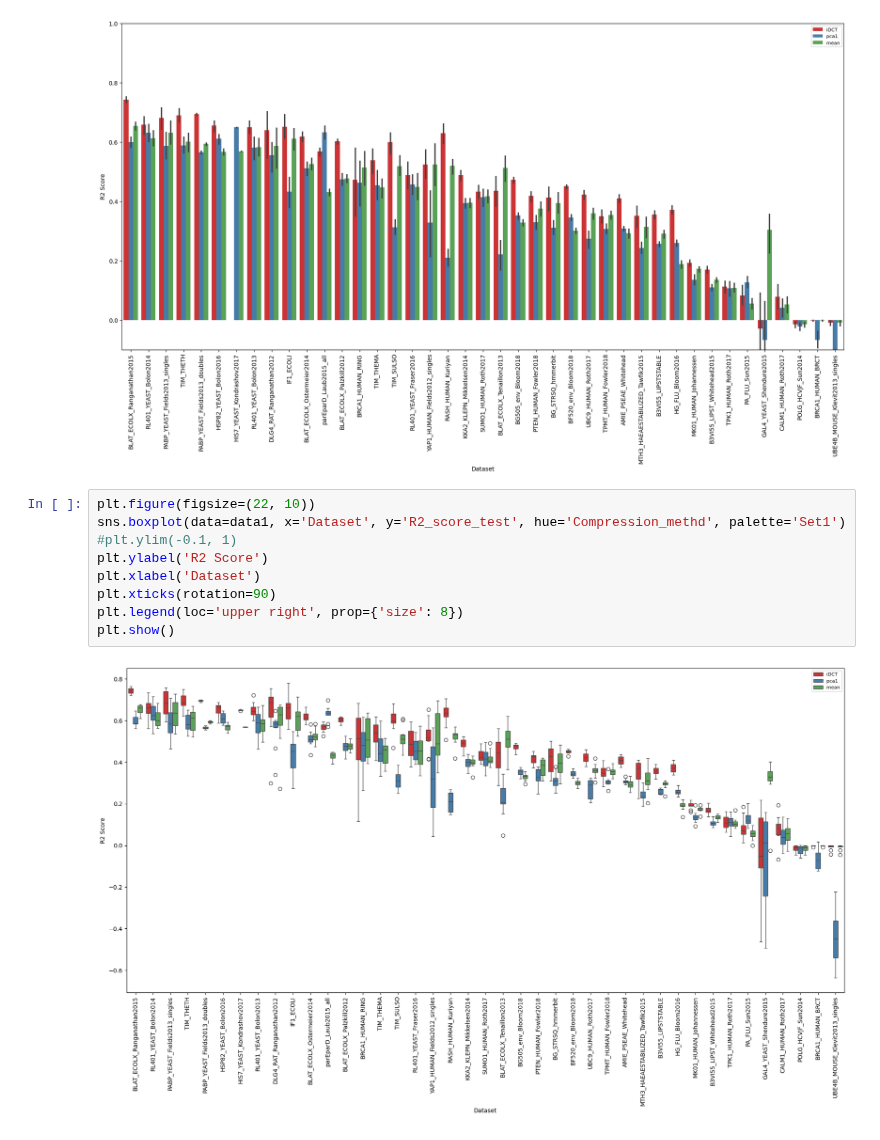
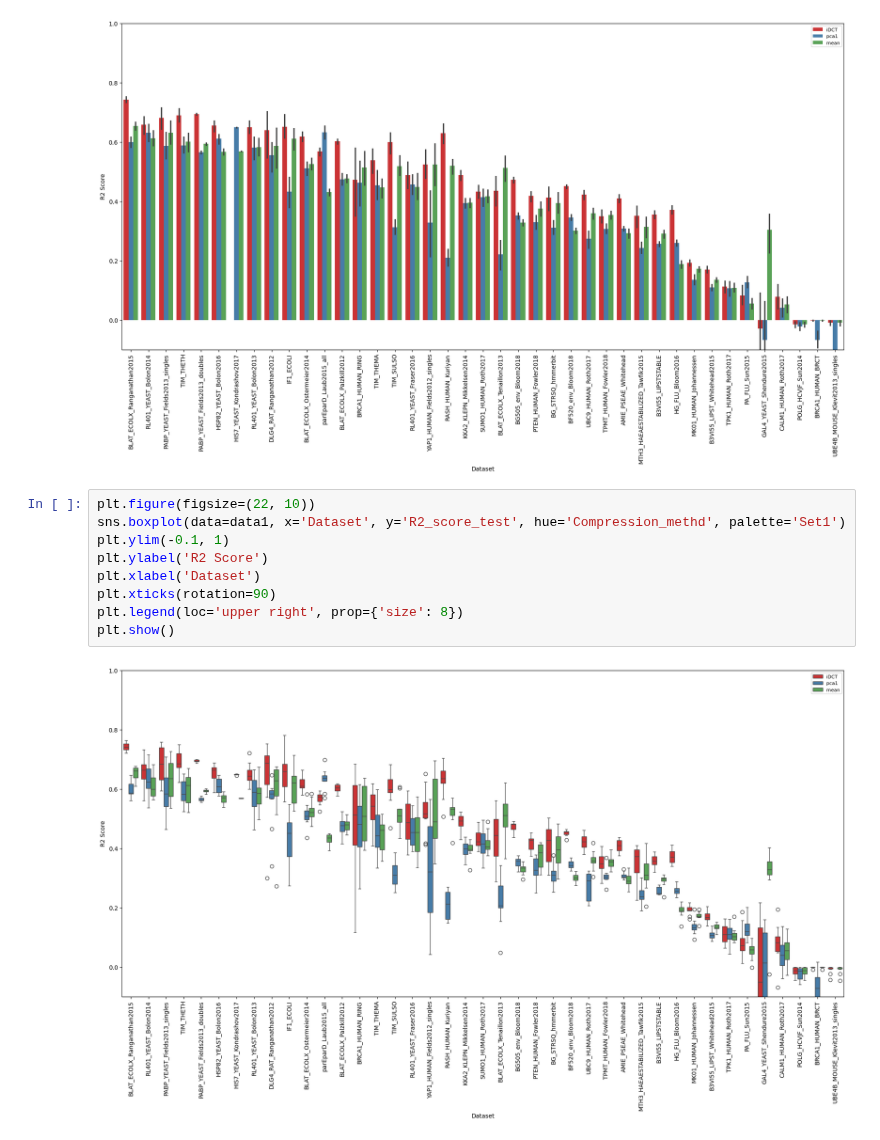
Before and after one commit to ziul-bio/SWAT, a Jupyter notebook: plot_results.ipynb, the cells around one changed output. Saved outputs shown, nothing was run; the diff lists cells and outputs as text.

```diff
--- a/plot_results.ipynb
+++ b/plot_results.ipynb
@@ -168,11 +168,11 @@ plt.show()
 # %%
 plt.figure(figsize=(22, 10))
 sns.boxplot(data=data1, x='Dataset', y='R2_score_test', hue='Compression_methd', palette='Set1')
-#plt.ylim(-0.1, 1)
+plt.ylim(-0.1, 1)
 plt.ylabel('R2 Score')
 plt.xlabel('Dataset')
 plt.xticks(rotation=90)
 plt.legend(loc='upper right', prop={'size': 8})
 plt.show()
 # %% [output]
-[figure, old version]
+[figure, new version]
```
